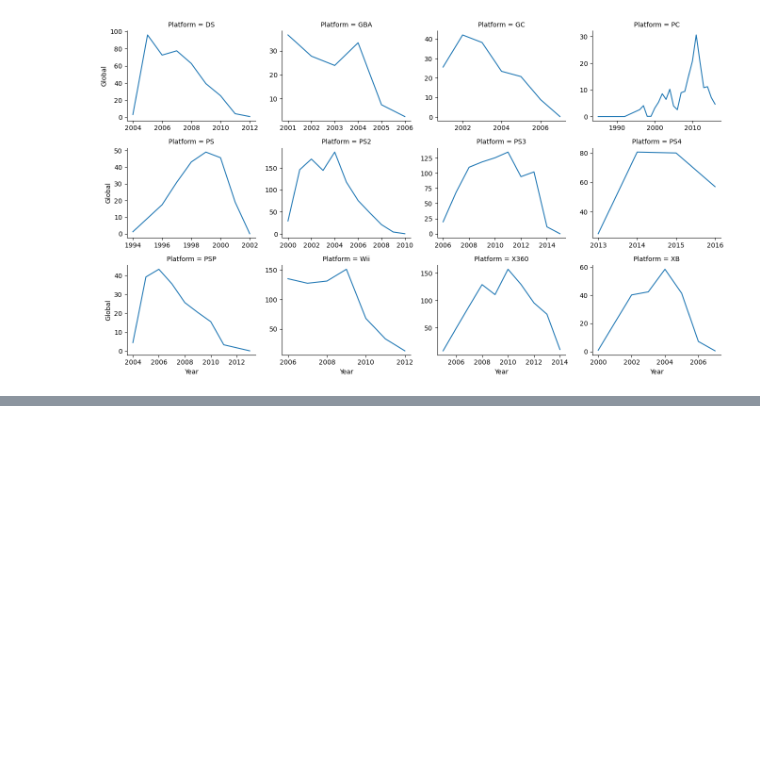
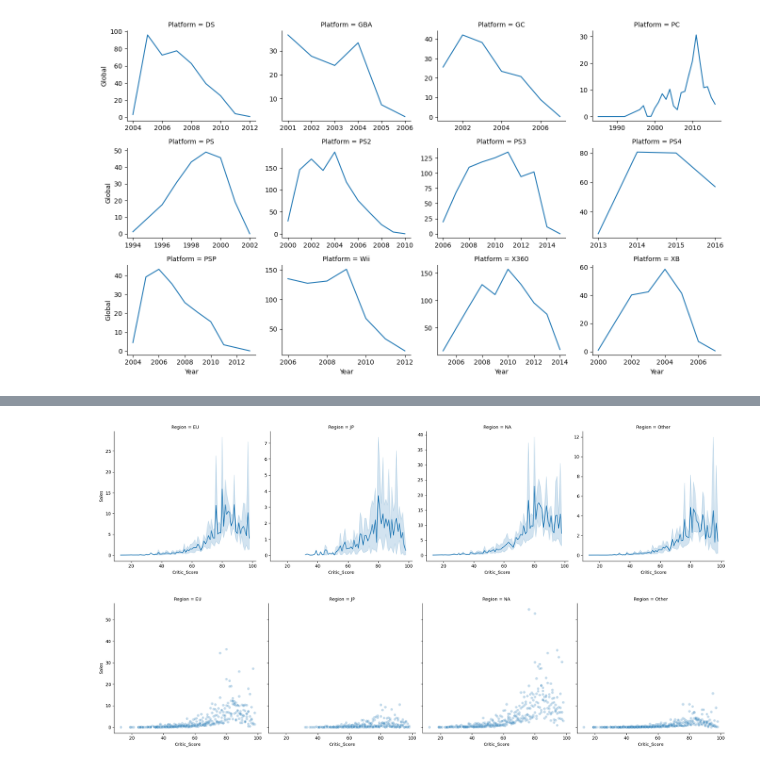
Before and after one commit to YanaStefanovich/EDA-Video-Game-Sales, a Jupyter notebook: Games.ipynb, the cells around one changed output, grey strips where cells are left out. Saved outputs shown, nothing was run; the diff lists cells and outputs as text; code cells hidden in the pictures; blank space fills up the shorter version.

```diff
--- a/Games.ipynb
+++ b/Games.ipynb
@@ -428,3 +381,5 @@ grouped_genre
 critic = critic[critic['Genre'].isin(top_genre)]
 # %%
 critic= critic.groupby(['Region','Genre','Critic_Score'])[['Sales']].sum().reset_index()
+critic = critic[critic['Sales'] > 0]
+critic
@@ -431,2 +400,8 @@ critic= critic.groupby(['Region','Genre','Critic_Score'])[['Sales']].sum().reset
 # %%
-critic_score = sns.relplot(data = critic, x = 'Critic_Score', y = 'Sales',hue  ='Genre', col = 'Region', kind = 'line', facet_kws={'sharey': False, 'sharex': True})
+critic_score = sns.relplot(data = critic, x = 'Critic_Score', y = 'Sales', col = 'Region', kind = 'line', facet_kws={'sharey': False, 'sharex': True})
+g = sns.relplot(data=critic, x='Critic_Score', y='Sales',
+                col='Region', kind='scatter', alpha=0.25,
+                col_wrap=4)
+# %% [output]
+[figure, added]
+[figure, added]
```
Also changed, not shown: parts of 24 cells of this notebook.
